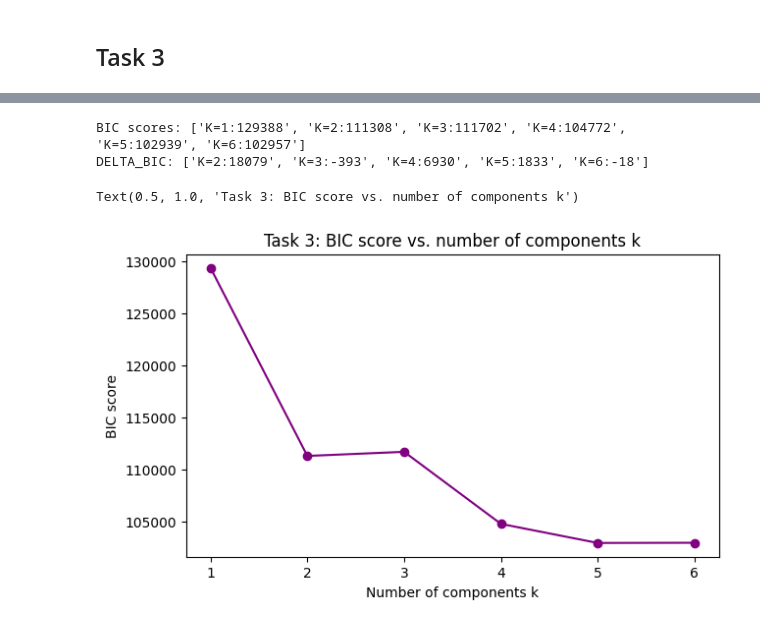
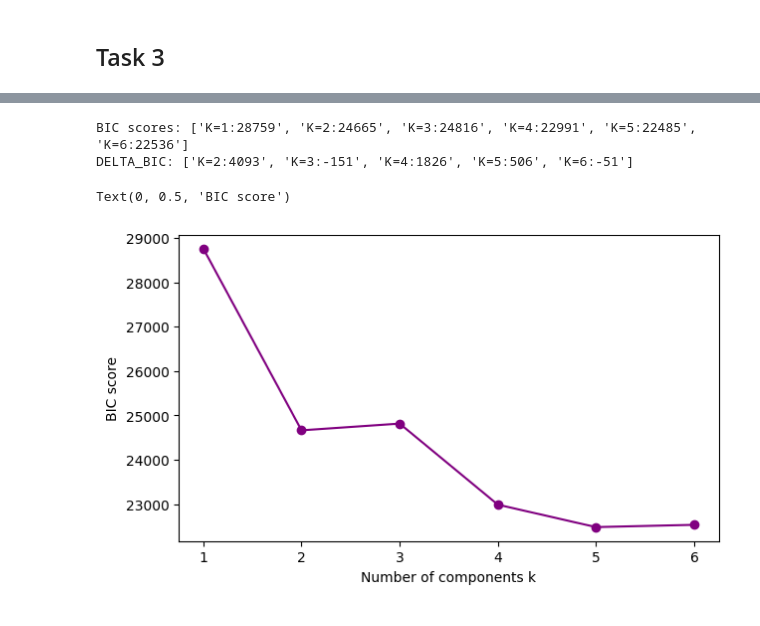
Before and after one commit to eiseleb47/DataScience, a Jupyter notebook: Worksheet_2/1-3_Benjamin.ipynb, the cells around one changed output, grey strips where cells are left out. Saved outputs shown, nothing was run; the diff lists cells and outputs as text; code cells hidden in the pictures.

```diff
--- a/Worksheet_2/1-3_Benjamin.ipynb
+++ b/Worksheet_2/1-3_Benjamin.ipynb
@@ -125,12 +144,11 @@ ax.set_title("Task 2: 5-fold CV score vs. bandwidth"); ax.legend(fontsize=9)
 # %% [markdown]
 ## Task 3
 # %%
-u_mag = data_full['phot_u'].values
-r_mag = data_full['phot_r'].values
+u_mag = data_thin['phot_u'].values
+r_mag = data_thin['phot_r'].values
 color = u_mag - r_mag
 
 bic_scores = []
 for k in range(1, 7):
-    gm = GaussianMixture(n_components=k, n_init=5).fit(color[:,np.newaxis])
+    gm = GaussianMixture(n_components=k, n_init=20).fit(color[:,np.newaxis])
     bic_scores.append(gm.bic(color[:,np.newaxis]))
-# soft membership for chosen model:
@@ -142,14 +155,13 @@ Text(0.5, 1.0, 'Task 3: BIC score vs. number of components k')
 # %%
 delta_bic = [bic_scores[k-1] - bic_scores[k] for k in range(1, 6)]
 print("BIC scores:", [f"K={k}:{b:.0f}" for k,b in enumerate(bic_scores,1)])
 print("DELTA_BIC:", [f"K={k}:{d:.0f}" for k,d in enumerate(delta_bic,2)])
 
 fig, ax = plt.subplots(figsize=(7, 4))
 ax.plot(range(1, 7), bic_scores, 'o-', color='purple')
 ax.set_xlabel("Number of components k"); ax.set_ylabel("BIC score")
-ax.set_title("Task 3: BIC score vs. number of components k")
 # %% [output]
-BIC scores: ['K=1:129388', 'K=2:111308', 'K=3:111702', 'K=4:104772', 'K=5:102939', 'K=6:102957']
-DELTA_BIC: ['K=2:18079', 'K=3:-393', 'K=4:6930', 'K=5:1833', 'K=6:-18']
+BIC scores: ['K=1:28759', 'K=2:24665', 'K=3:24816', 'K=4:22991', 'K=5:22485', 'K=6:22536']
+DELTA_BIC: ['K=2:4093', 'K=3:-151', 'K=4:1826', 'K=5:506', 'K=6:-51']
-Text(0.5, 1.0, 'Task 3: BIC score vs. number of components k')
+Text(0, 0.5, 'BIC score')
-[figure, old version]
+[figure, new version]
```
Also changed, not shown: parts of 7 cells of this notebook.
